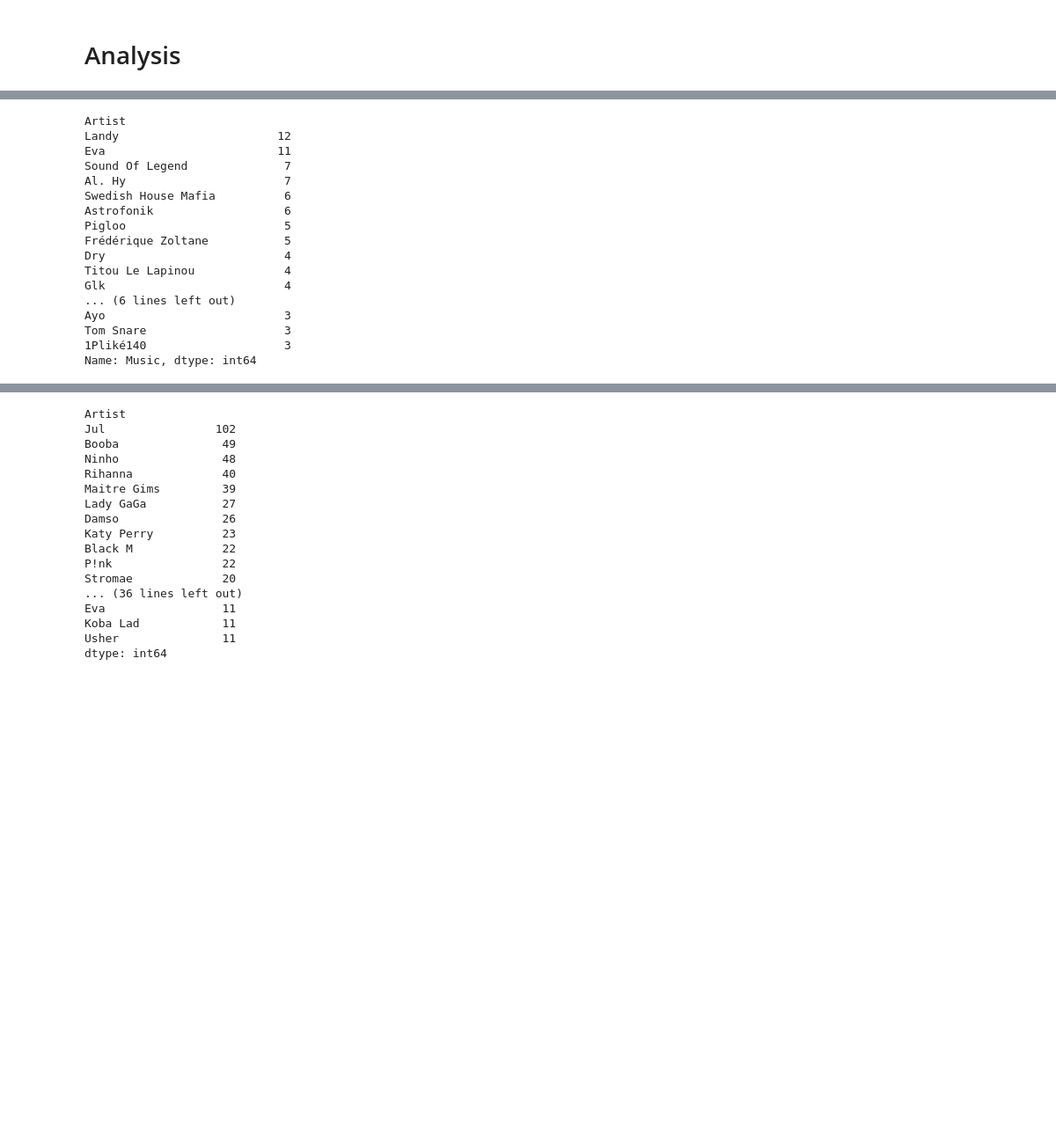
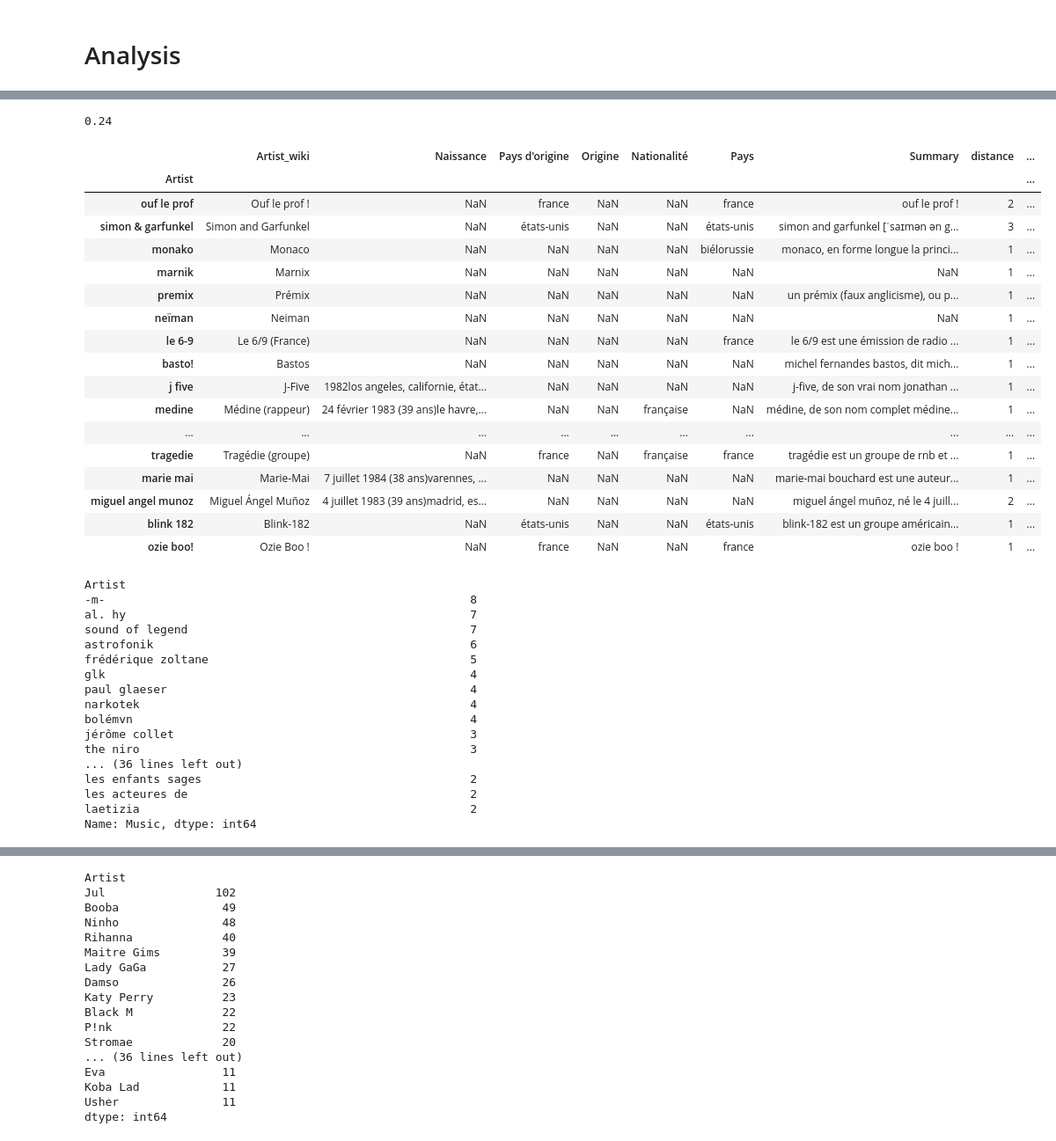
Before and after one commit to StundFR/PFE-Music-Analysis, a Jupyter notebook: stats.ipynb, the cells around one changed output, grey strips where cells are left out. Shown: that part at 88% size. Cells and saved outputs as stored; diff of their text form; code cells hidden in the pictures; blank space fills up the shorter version.

```diff
--- a/stats.ipynb
+++ b/stats.ipynb
@@ -95,3 +54,0 @@ Index(['Koba La D', 'Orelsan', 'Loïs Andréa', 'Dirty Money', '1789'], dtype='o
-# %%
-artist["distance"] = artist.apply(lambda x: edit_distance(x.name.lower(), str(x["Artist_wiki"]).lower()), axis=1)
-artist["distance_norm"] = artist.apply(lambda x : x["distance"]/len(x.name), axis=1)
@@ -98,3 +71,44 @@ artist["distance_norm"] = artist.apply(lambda x : x["distance"]/len(x.name), axi
+# %%
+np.round(artist["Artist_wiki"].isna().sum() / artist.shape[0], 2) # 24% des artistes n'ont pas de page en wiki
+# %% [output]
+0.24
+# %%
+artist = artist[~artist["Artist_wiki"].isna()] #On ne garde que les artistes qui ont une page en wiki
+# %%
+def calc_dist(artist, wiki):
+    words = ["(chanteur)", "(chanteuse)", "(groupe)", "(rappeur)", "(rappeuse)", "(musicien)", "(chanteur français)", "(france)", "(producteur)", "(artiste)", "(groupe de musique)"]
+
+    if any(w in wiki.lower() for w in words):
+        dist = edit_distance(artist.lower().strip(), wiki.lower().split(" (")[0].strip())
+        if dist/len(artist) < 0.4:
+            return dist
+
+    return edit_distance(artist.lower().strip(), wiki.lower().strip())
+
+artist["distance"] = artist.apply(lambda x: calc_dist(x.name, x["Artist_wiki"]), axis=1)
+artist["distance_norm"] = artist.apply(lambda x : x["distance"]/len(x.name), axis=1)
+# %%
+n = 0
+artist.sort_values("distance_norm", ascending=False)[n*50:(n+1)*50]
+# %% [output]
+|  | Artist_wiki | Naissance | Pays d'origine | Origine | Nationalité | Pays | Summary | distance | ... |
+| Artist |  |  |  |  |  |  |  |  | ... |
+| ouf le prof | Ouf le prof ! | NaN | france | NaN | NaN | france | ouf le prof ! | 2 | ... |
+| simon & garfunkel | Simon and Garfunkel | NaN | états-unis | NaN | NaN | états-unis | simon and garfunkel [ˈsaɪmən ən g... | 3 | ... |
+| monako | Monaco | NaN | NaN | NaN | NaN | biélorussie | monaco, en forme longue la princi... | 1 | ... |
+| marnik | Marnix | NaN | NaN | NaN | NaN | NaN | NaN | 1 | ... |
+| premix | Prémix | NaN | NaN | NaN | NaN | NaN | un prémix (faux anglicisme), ou p... | 1 | ... |
+| neïman | Neiman | NaN | NaN | NaN | NaN | NaN | NaN | 1 | ... |
+| le 6-9 | Le 6/9 (France) | NaN | NaN | NaN | NaN | france | le 6/9 est une émission de radio ... | 1 | ... |
+| basto! | Bastos | NaN | NaN | NaN | NaN | NaN | michel fernandes bastos, dit mich... | 1 | ... |
+| j five | J-Five | 1982los angeles, californie, état... | NaN | NaN | NaN | NaN | j-five, de son vrai nom jonathan ... | 1 | ... |
+| medine | Médine (rappeur) | 24 février 1983 (39 ans)le havre,... | NaN | NaN | française | NaN | médine, de son nom complet médine... | 1 | ... |
+| ... | ... | ... | ... | ... | ... | ... | ... | ... | ... |
+| tragedie | Tragédie (groupe) | NaN | france | NaN | française | france | tragédie est un groupe de rnb et ... | 1 | ... |
+| marie mai | Marie-Mai | 7 juillet 1984 (38 ans)varennes, ... | NaN | NaN | NaN | NaN | marie-mai bouchard est une auteur... | 1 | ... |
+| miguel angel munoz | Miguel Ángel Muñoz | 4 juillet 1983 (39 ans)madrid, es... | NaN | NaN | NaN | NaN | miguel ángel muñoz, né le 4 juill... | 2 | ... |
+| blink 182 | Blink-182 | NaN | états-unis | NaN | NaN | états-unis | blink-182 est un groupe américain... | 1 | ... |
+| ozie boo! | Ozie Boo ! | NaN | france | NaN | NaN | france | ozie boo ! | 1 | ... |
 # %%
 artist["Missing"] = False
 artist.loc[artist[["Naissance", "Pays d'origine", "Origine", "Nationalité", "Pays"]].isna().sum(axis=1) == 5, "Missing"] = True
@@ -104,20 +117,20 @@ chart.loc[chart[["Naissance", "Pays d'origine", "Origine", "Nationalité", "Pays
 # %%
-chart[chart["Missing"]].groupby("Artist")["Music"].count().sort_values(ascending=False)[:20]
+chart[chart["Artist_wiki"].isna()].groupby("Artist")["Music"].count().sort_values(ascending=False)[:50]
 # %% [output]
 Artist
-Landy                       12
-Eva                         11
-Sound Of Legend              7
-Al. Hy                       7
-Swedish House Mafia          6
-Astrofonik                   6
-Pigloo                       5
-Frédérique Zoltane           5
-Dry                          4
-Titou Le Lapinou             4
-Glk                          4
-... (6 lines left out)
-Ayo                          3
-Tom Snare                    3
-1Pliké140                    3
+-m-                                                     8
+al. hy                                                  7
+sound of legend                                         7
+astrofonik                                              6
+frédérique zoltane                                      5
+glk                                                     4
+paul glaeser                                            4
+narkotek                                                4
+bolémvn                                                 4
+jérôme collet                                           3
+the niro                                                3
+... (36 lines left out)
+les enfants sages                                       2
+les acteures de                                         2
+laetizia                                                2
 Name: Music, dtype: int64
```
Also changed, not shown: parts of 11 cells of this notebook, 1 other file.
